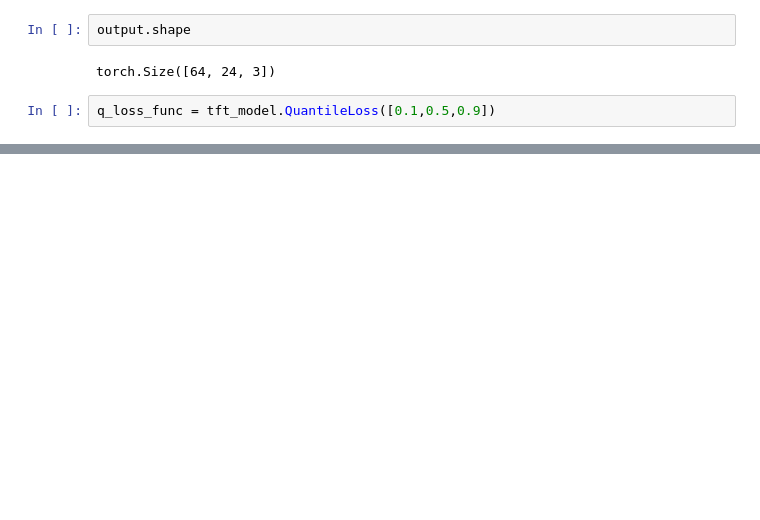
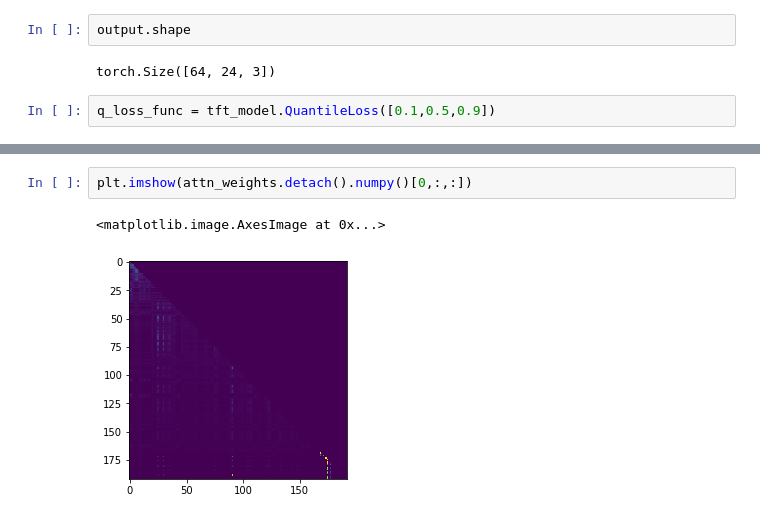
Before and after one commit to mattsherar/Temporal_Fusion_Transform, a Jupyter notebook: trainer.ipynb, the cells around one changed output, grey strips where cells are left out. Drawn from its saved outputs; the diff is of its cells as text; blank space fills up the shorter version.

```diff
--- a/trainer.ipynb
+++ b/trainer.ipynb
@@ -204,0 +154,5 @@ plt.legend()
+# %%
+plt.imshow(attn_weights.detach().numpy()[0,:,:])
+# %% [output]
+<matplotlib.image.AxesImage at 0x...>
+[figure, added]
```
Also changed, not shown: parts of 18 cells of this notebook, 1 other file.
